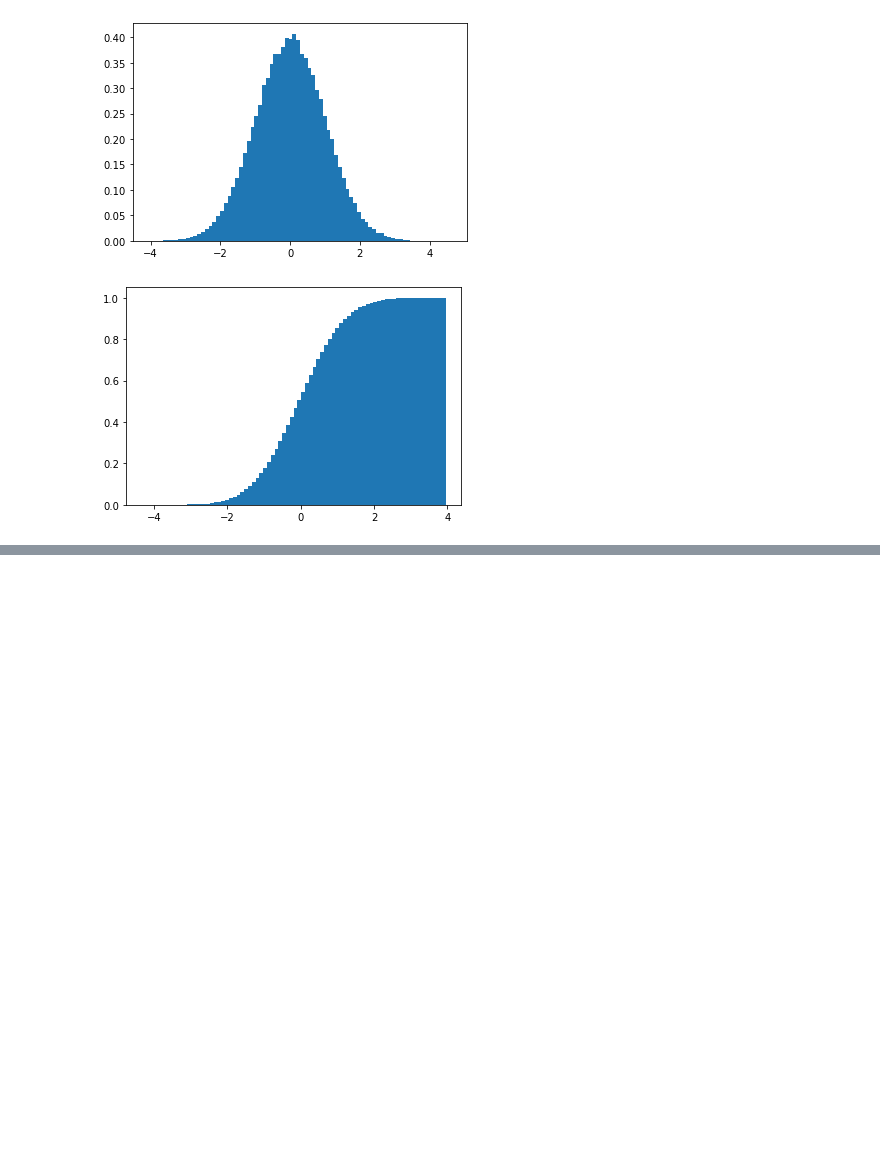
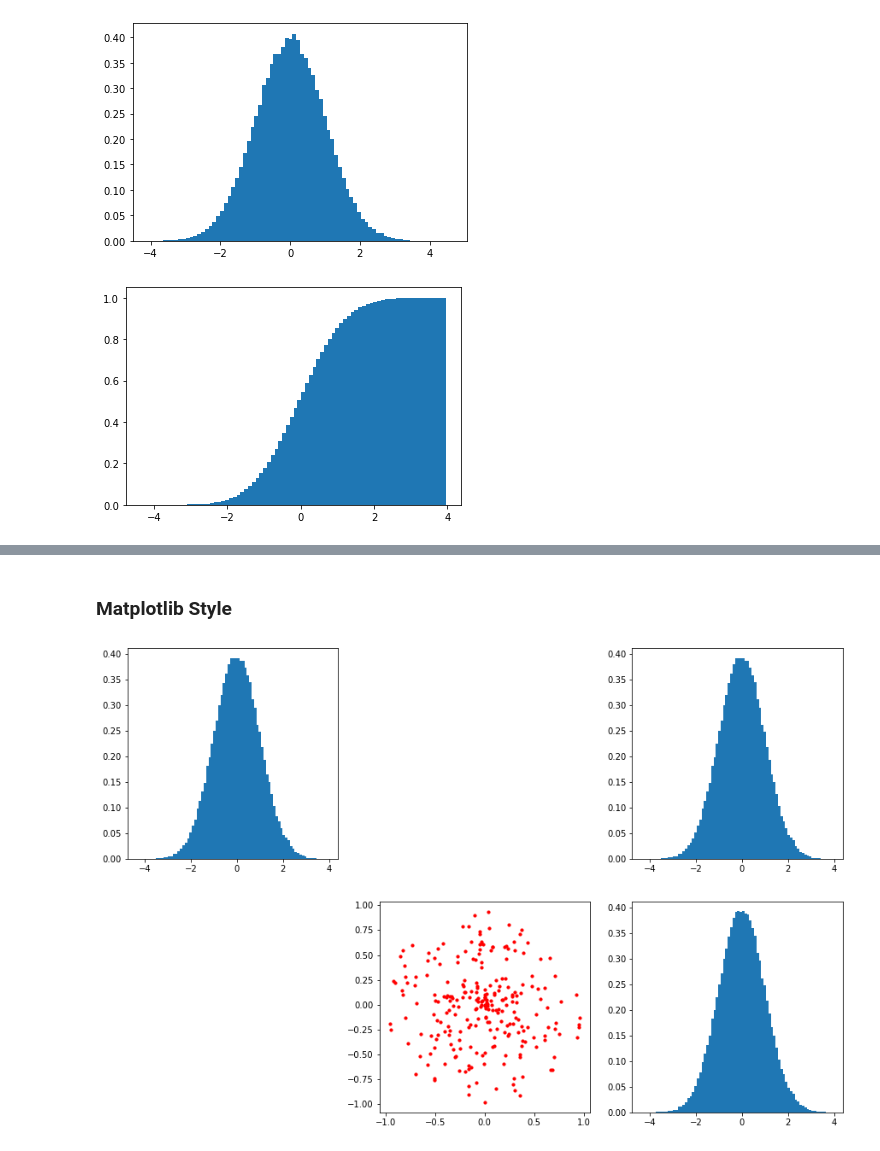
Before and after one commit to oyputra/supervised-learning, a Jupyter notebook: 03 - Matplotlib Intro/Part 1 - Matplotlib.ipynb, the cells around one changed output, grey strips where cells are left out. Saved outputs shown, nothing was run; the diff lists cells and outputs as text; code cells hidden in the pictures; blank space fills up the shorter version.

```diff
--- a/03 - Matplotlib Intro/Part 1 - Matplotlib.ipynb
+++ b/03 - Matplotlib Intro/Part 1 - Matplotlib.ipynb
@@ -139,0 +161,19 @@ plt.hist(numbers, bins=80, density=1, cumulative=True);
+# %% [markdown]
+### Matplotlib Style
+# %%
+fig, ax = plt.subplots(2, 3, figsize=(15, 10))
+
+ax[0, 0].hist(numbers, bins=80, density=1)
+
+ax[0, 1].axis('off')
+
+ax[0, 2].hist(numbers, bins=80, density=1)
+
+ax[1, 0].axis('off')
+
+ax[1, 1].scatter(X, y, c='r', s=10)
+ax[1, 1].axis("equal")
+
+ax[1, 2].hist(numbers, bins=80, density=1);
+# %% [output]
+[figure, added]
```
Also changed, not shown: parts of 5 cells of this notebook.
